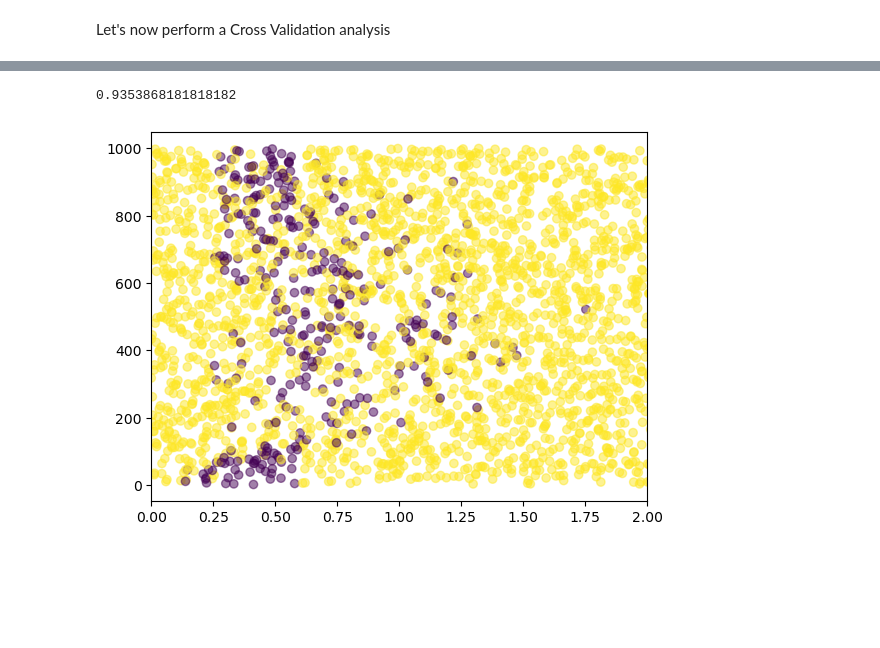
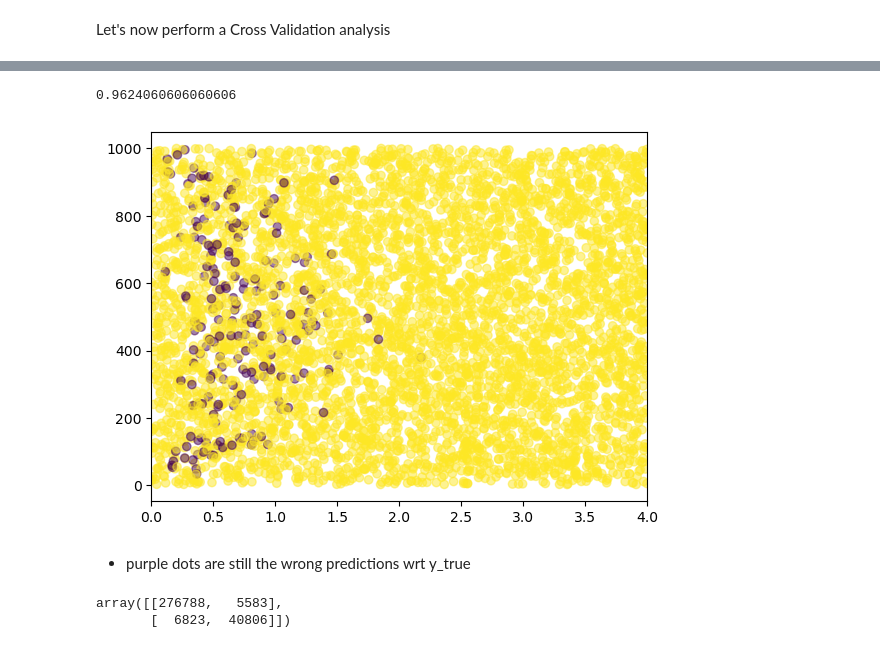
Before and after one commit to FedericoRivano/astrostatistics_bicocca_2026, a Jupyter notebook: working/Es20.ipynb, the cells around one changed output, grey strips where cells are left out. Drawn from its saved outputs; the diff is of its cells as text; code cells hidden in the pictures; blank space fills up the shorter version.

Commit message:
Es22 completed, full-dataset run still to do

```diff
--- a/working/Es20.ipynb
+++ b/working/Es20.ipynb
@@ -186,9 +184,18 @@ print(dtree.score(X_test, y_true))
 y_pred = dtree.predict(X_test)
 corr = np.zeros(len(y_true))
 corr[np.where(y_pred == y_true)] = 1
-plt.scatter(X_test[:5000,forder[0]], X_test[:5000,forder[1]], ls='None', c=corr[:5000], marker='o', alpha=0.5)
-plt.xlim(0,2)
-plt.show()
 # %% [output]
-0.9353868181818182
+0.9624060606060606
-[figure, removed]
+# %%
+plt.scatter(X_test[:int(5e3),forder[0]], X_test[:int(5e3),forder[1]], ls='None', c=corr[:int(5e3)], marker='o', alpha=0.5)
+plt.xlim(0,4)
+plt.show()
+# %% [output]
+[figure, added]
+# %% [markdown]
+* purple dots are still the wrong predictions wrt y_true
+# %%
+confusion_matrix(y_true, y_pred)
+# %% [output]
+array([[276788,   5583],
+       [  6823,  40806]])
```
Also changed, not shown: parts of 11 cells of this notebook, 25 other files.
